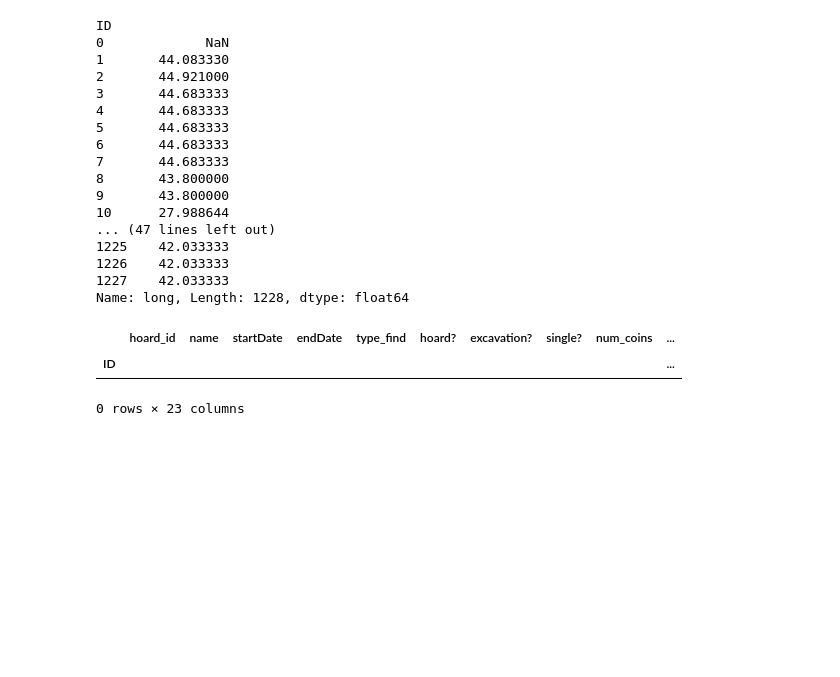
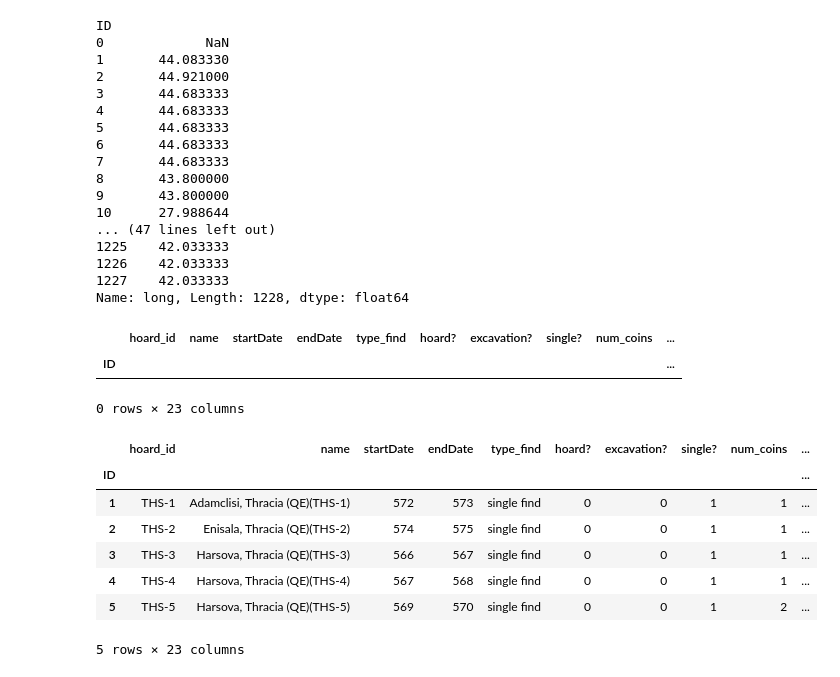
Before and after one commit to leemordechai/FLAME, a Jupyter notebook: THS.ipynb, the cells around one changed output. Saved outputs shown, nothing was run; the diff lists cells and outputs as text; code cells hidden in the pictures; blank space fills up the shorter version.

```diff
--- a/THS.ipynb
+++ b/THS.ipynb
@@ -34,7 +34,7 @@ def setting_coin_finds(ths):
     coin_finds['num_coins'] = ths['Number']
     coin_finds['num_known_coins'] = ths['Number']
     coin_finds['certainty'] = 'highest' #meaning certain
-    coin_finds['owner'] = 'AG THS'
+    coin_finds['owner'] = 'THS AG'
     coin_finds['created'] = pd.Timestamp.now()
     coin_finds['imported'] = pd.Timestamp.now()
     coin_finds['comments'] = ths['Notes']
@@ -484,3 +484,14 @@ coin_groups[(coin_groups['revised_start'] >= 527) & (coin_groups['revised_end']
 |  | hoard_id | name | startDate | endDate | type_find | hoard? | excavation? | single? | num_coins | ... |
 | ID |  |  |  |  |  |  |  |  |  | ... |
 0 rows × 23 columns
+# %%
+coin_finds.head()
+# %% [output]
+|  | hoard_id | name | startDate | endDate | type_find | hoard? | excavation? | single? | num_coins | ... |
+| ID |  |  |  |  |  |  |  |  |  | ... |
+| 1 | THS-1 | Adamclisi, Thracia (QE)(THS-1) | 572 | 573 | single find | 0 | 0 | 1 | 1 | ... |
+| 2 | THS-2 | Enisala, Thracia (QE)(THS-2) | 574 | 575 | single find | 0 | 0 | 1 | 1 | ... |
+| 3 | THS-3 | Harsova, Thracia (QE)(THS-3) | 566 | 567 | single find | 0 | 0 | 1 | 1 | ... |
+| 4 | THS-4 | Harsova, Thracia (QE)(THS-4) | 567 | 568 | single find | 0 | 0 | 1 | 1 | ... |
+| 5 | THS-5 | Harsova, Thracia (QE)(THS-5) | 569 | 570 | single find | 0 | 0 | 1 | 2 | ... |
+5 rows × 23 columns
```
